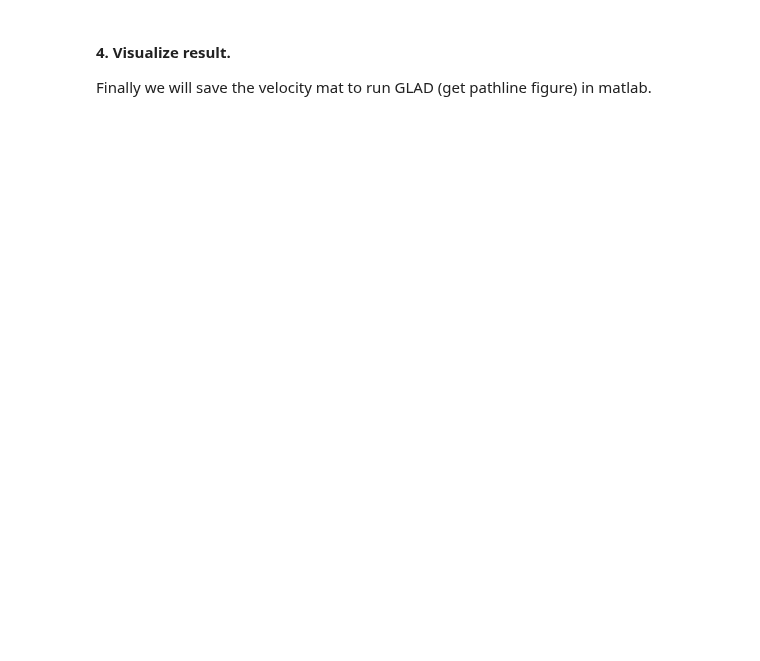
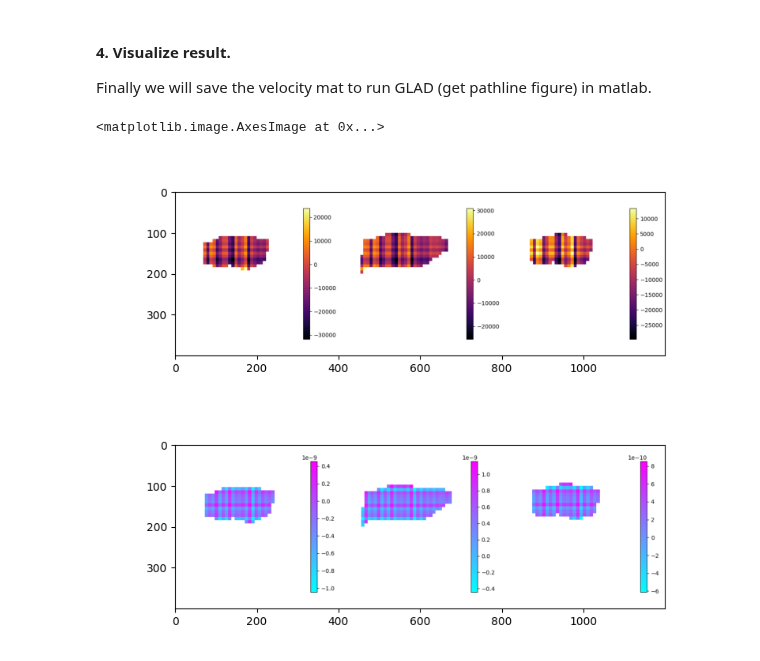
Before and after one commit to Winfred666/MRI_PINN, a Jupyter notebook: darcy_3d.ipynb, the cells around one changed output. Drawn from its saved outputs; the diff is of its cells as text; code cells hidden in the pictures; blank space fills up the shorter version.

```diff
--- a/darcy_3d.ipynb
+++ b/darcy_3d.ipynb
@@ -179,12 +270,16 @@ print(f"Learned diffusivity D: {D_learned}")
 Finally we will save the velocity mat to run GLAD (get pathline figure) in matlab.
 # %%
 # first visualize p and k fields
-p_fig = pinn_model.ad_dc_net.v_dc_net.p_net.draw_pressure_slices()
+p_fig = pinn_model.ad_dc_net.v_dc_net.p_net.draw_physical_slices()
 plt.figure(figsize=(8,3))
 plt.imshow(p_fig)
-k_fig = pinn_model.ad_dc_net.v_dc_net.k_net.draw_permeability_volume()
+k_fig = pinn_model.ad_dc_net.v_dc_net.k_net.draw_physical_slices()
 plt.figure(figsize=(8,3))
 plt.imshow(k_fig)
+# %% [output]
+<matplotlib.image.AxesImage at 0x...>
+[figure, added]
+[figure, added]
 # %%
 # 1. Extract learned velocity field on a grid for visualization
 # If run out of memory, set all variables to cpu
```
Also changed, not shown: parts of 13 cells of this notebook, 14 other files.
